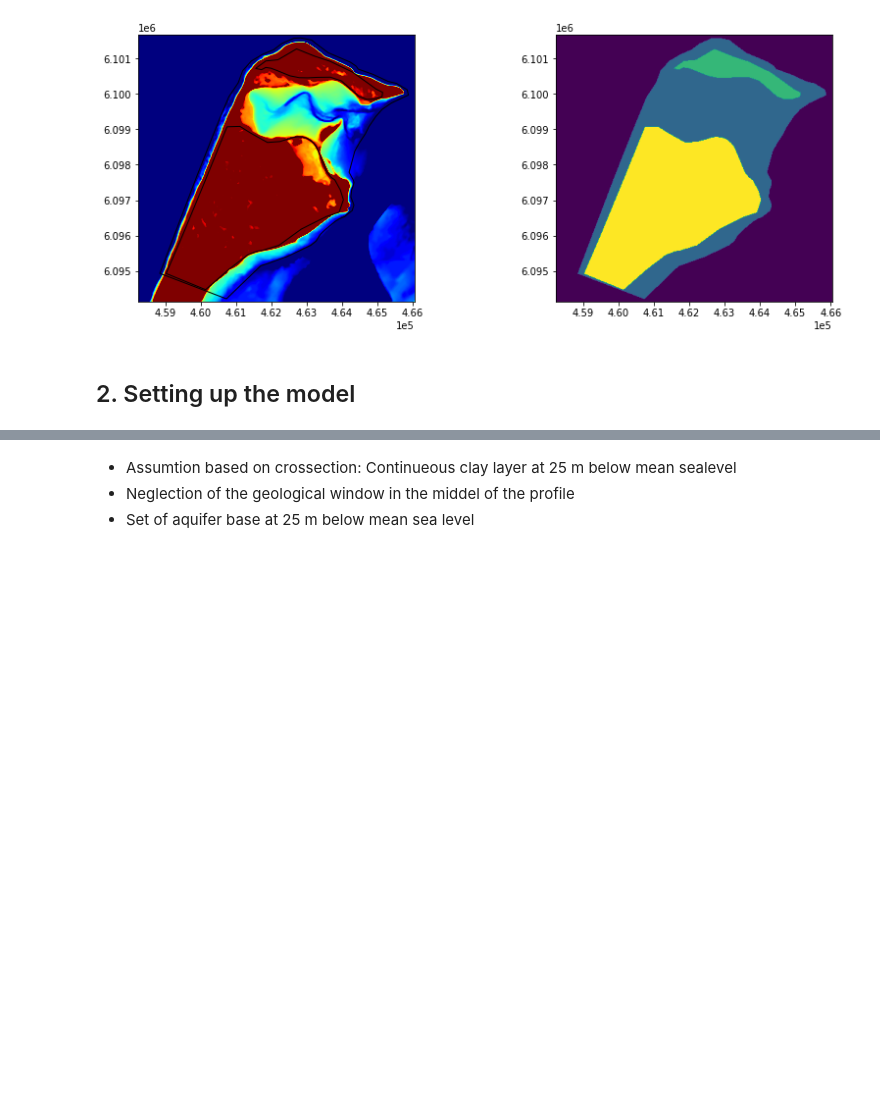
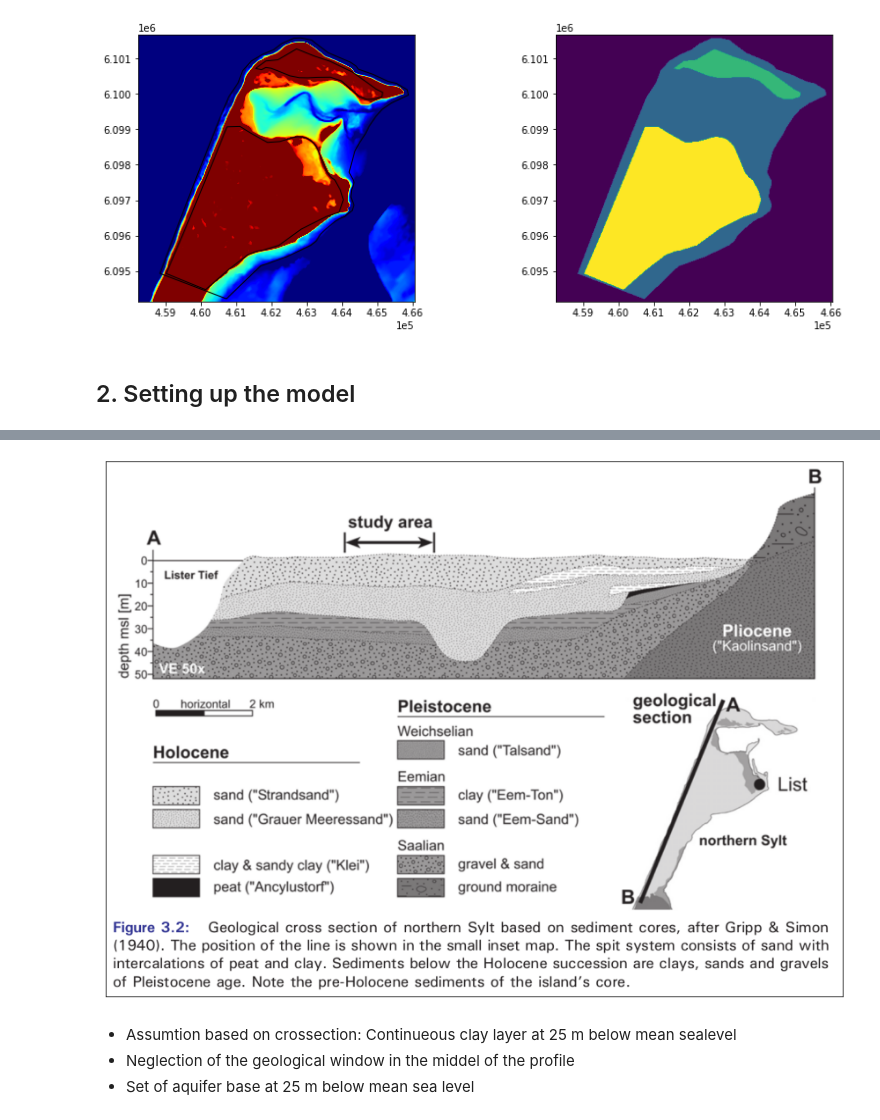
Before and after one commit to JanekGreskowiak/Koenigshafen_GW_model, a Jupyter notebook: Koenigshafen_Sylt_Model_v0.ipynb, the cells around one changed output, grey strips where cells are left out. Drawn from its saved outputs; the diff is of its cells as text; code cells hidden in the pictures; blank space fills up the shorter version.

```diff
--- a/Koenigshafen_Sylt_Model_v0.ipynb
+++ b/Koenigshafen_Sylt_Model_v0.ipynb
@@ -125,3 +122,11 @@ show(rst3.read(),transform=rst3.transform,ax=ax2)
+# %%
+lindhorst_fig=plt.imread('./figs/Cross_section_Fig_3.2__Lindhorst_2008.png')
+fig=plt.figure(1,figsize=(15,15))
+img=plt.imshow(lindhorst_fig)
+img.axes.get_xaxis().set_visible(False)
+img.axes.get_yaxis().set_visible(False)
+# %% [output]
+[figure, added]
 # %% [markdown]
 + Assumtion based on crossection: Continueous clay layer at 25 m below mean sealevel
 +  Neglection of the geological window in the middel of the profile
```
Also changed, not shown: parts of 1 cell of this notebook.
